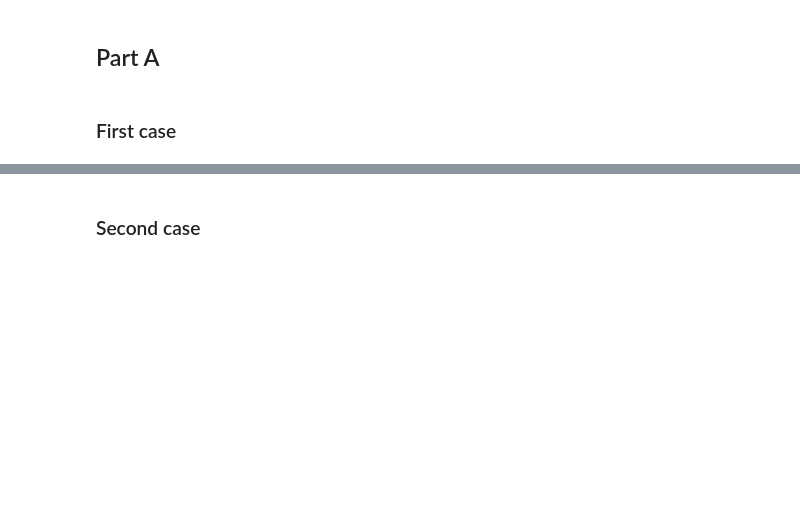
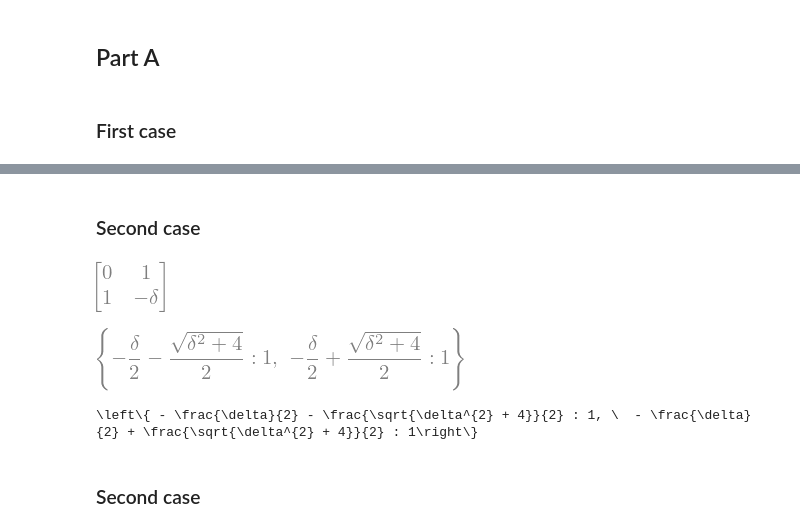
Before and after one commit to keith-murray/apc-571, a Jupyter notebook: homework/homework_3/problem_1/sympy_calls.ipynb, the cells around one changed output, grey strips where cells are left out. Cells and saved outputs as stored; diff of their text form; code cells hidden in the pictures; blank space fills up the shorter version.

```diff
--- a/homework/homework_3/problem_1/sympy_calls.ipynb
+++ b/homework/homework_3/problem_1/sympy_calls.ipynb
@@ -25,3 +25,18 @@ print(latex(M.eigenvects()))
+# %% [markdown]
+### Second case
+# %%
+M = Matrix([[0, 1,], [1,  -x,]])
+M
+# %% [output]
+[figure, added]
+# %%
+M.eigenvals()
+# %% [output]
+[figure, added]
+# %%
+print(latex(M.eigenvals()))
+# %% [output]
+\left\{ - \frac{\delta}{2} - \frac{\sqrt{\delta^{2} + 4}}{2} : 1, \  - \frac{\delta}{2} + \frac{\sqrt{\delta^{2} + 4}}{2} : 1\right\}
 # %% [markdown]
 ### Second case
 # %%
```
Also changed, not shown: parts of 3 cells of this notebook, 11 other files.
